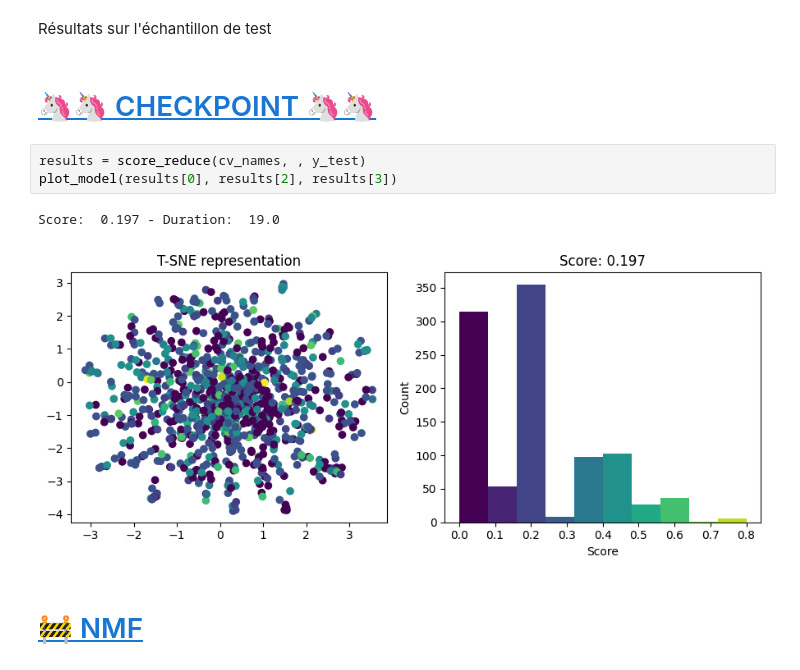
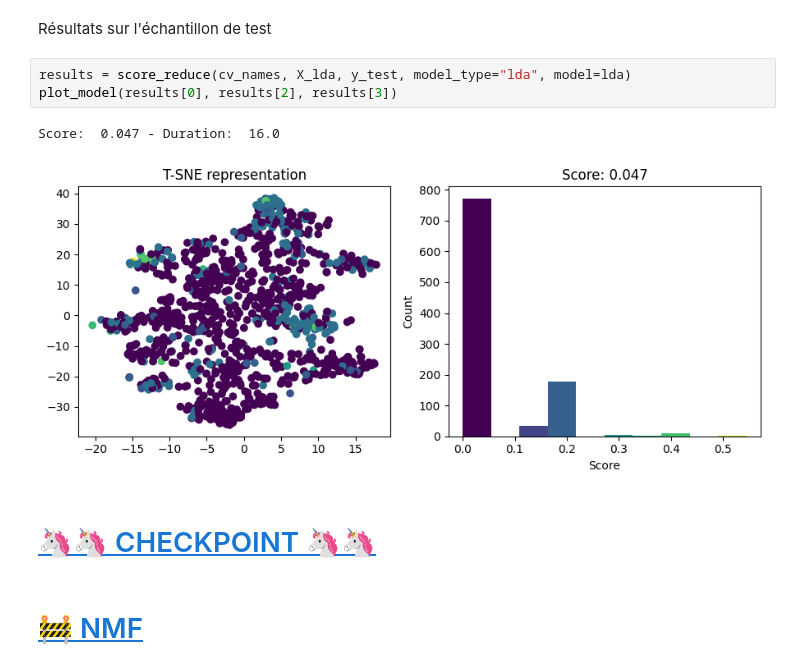
Before and after one commit to sycod/OC_P5_SoF, a Jupyter notebook: 3_non_supervise.ipynb, the cells around one changed output. Drawn from its saved outputs; the diff is of its cells as text.

```diff
--- a/3_non_supervise.ipynb
+++ b/3_non_supervise.ipynb
@@ -383,14 +383,14 @@ print(f"🔹 Score:\n\t{score_terms(pred_words, y)}\n")
         0.0
 # %% [markdown]
 Résultats sur l'échantillon de test
+# %%
+results = score_reduce(cv_names, X_lda, y_test, model_type="lda", model=lda)
+plot_model(results[0], results[2], results[3])
+# %% [output]
+Score:  0.047 - Duration:  16.0
+[figure, added]
 # %% [markdown]
 # <a id='toc5_'></a>[🦄🦄 CHECKPOINT 🦄🦄](#toc0_)
-# %%
-results = score_reduce(cv_names, , y_test)
-plot_model(results[0], results[2], results[3])
-# %% [output]
-Score:  0.197 - Duration:  19.0
-[figure, removed]
 # %% [markdown]
 # <a id='toc8_'></a>[🚧 NMF](#toc0_)
 # %% [markdown]
```
Also changed, not shown: parts of 2 cells of this notebook.
